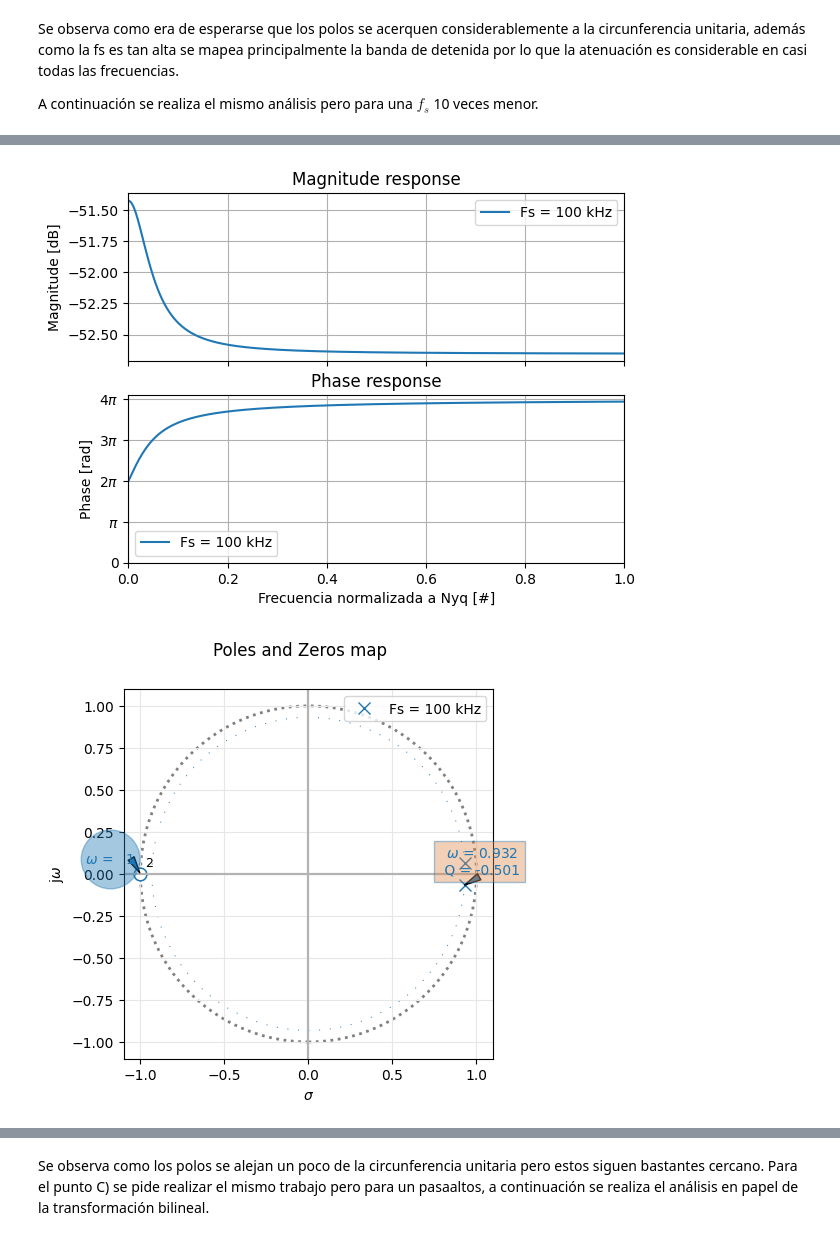
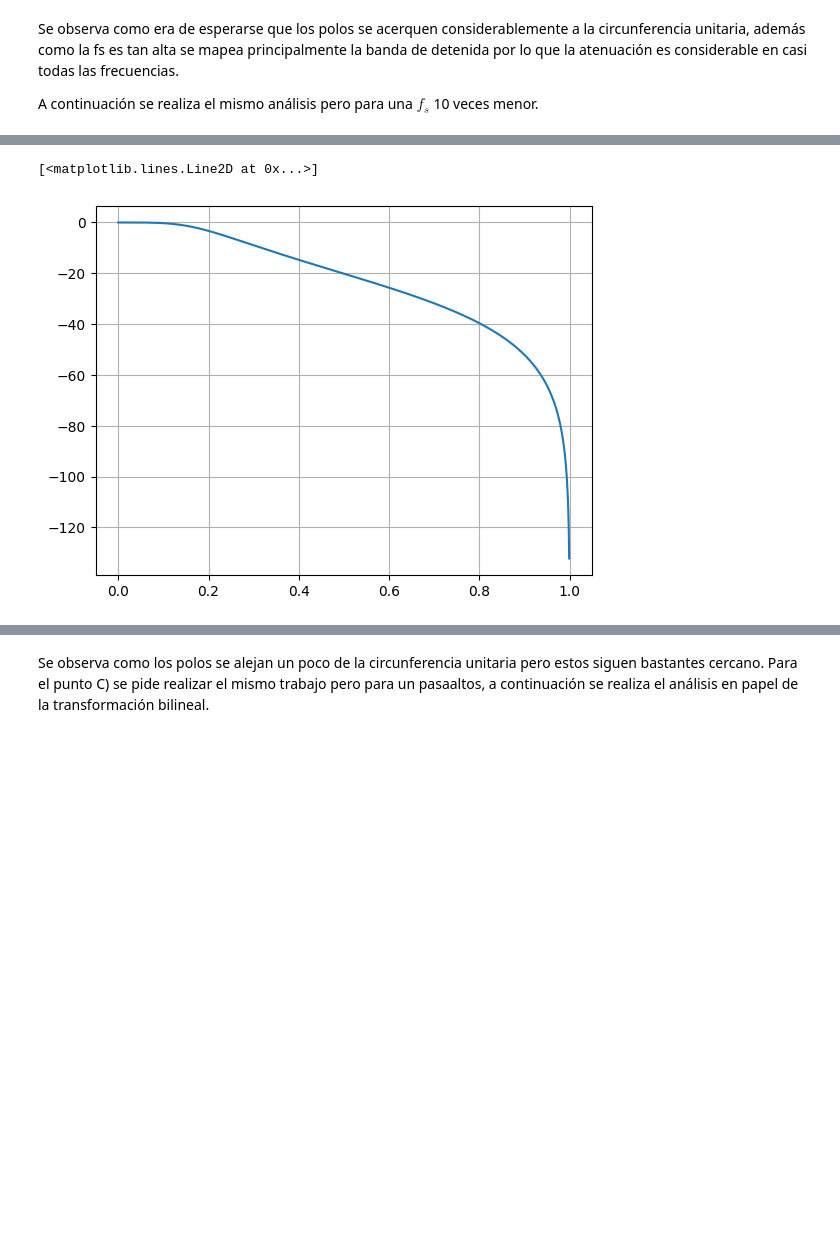
Before and after one commit to jyanezlanda/TC2, a Jupyter notebook: W12/TS7/TS7.ipynb, the cells around one changed output, grey strips where cells are left out. Cells and saved outputs as stored; diff of their text form; code cells hidden in the pictures; blank space fills up the shorter version.

```diff
--- a/W12/TS7/TS7.ipynb
+++ b/W12/TS7/TS7.ipynb
@@ -74,11 +77,9 @@ Se observa como era de esperarse que los polos se acerquen considerablemente a l
 A continuación se realiza el mismo análisis pero para una $f_s$ 10 veces menor.
 # %%
 ### ARMADO DEL BUTTER ANALOGICO DE NUEVO
-fs = 10 # en kHz
-Ww = fs
-
+fs = 10# en kHz
 zz, pp, kk = sig.buttap(2)
-zz, pp, kk = sig.lp2lp_zpk(zz, pp, kk, wo = fc/Ww)
+zz, pp, kk = sig.lp2lp_zpk(zz, pp, kk, wo = 2*np.pi*fc)
 ### Se dezplaza el filtro original ya que la normalización se hace para que K=2
 
 num, den = sig.zpk2tf(zz, pp, kk)
@@ -91,12 +92,16 @@ analyze_sys(TF, sys_name = "Butter analog")
 # %%
 ### ARMMADO DEL FILTRO DIGITAL
 
-z, p, k = sig.bilinear_zpk(zz, pp, kk, fs/Ww)
+z, p, k = sig.bilinear_zpk(zz, pp, kk, fs)
 
-numz , denz = sig.zpk2tf(z, p, k)
-TFZ = sig.TransferFunction(numz, denz)
+wrad, hh = sig.freqz_zpk(z, p, k, worN = 1000)
 
-analyze_sys(TFZ, sys_name = "Fs = 100 kHz", digital = True)
+ww = wrad/np.pi
+
+plt.figure(3)
+plt.grid(visible = True)
+
+plt.plot(ww, 20*np.log10(abs(hh)))
 # %% [output]
+[<matplotlib.lines.Line2D at 0x...>]
-[figure, old version]
+[figure, new version]
-[figure, removed]
```
Also changed, not shown: parts of 14 cells of this notebook, 2 other files.
